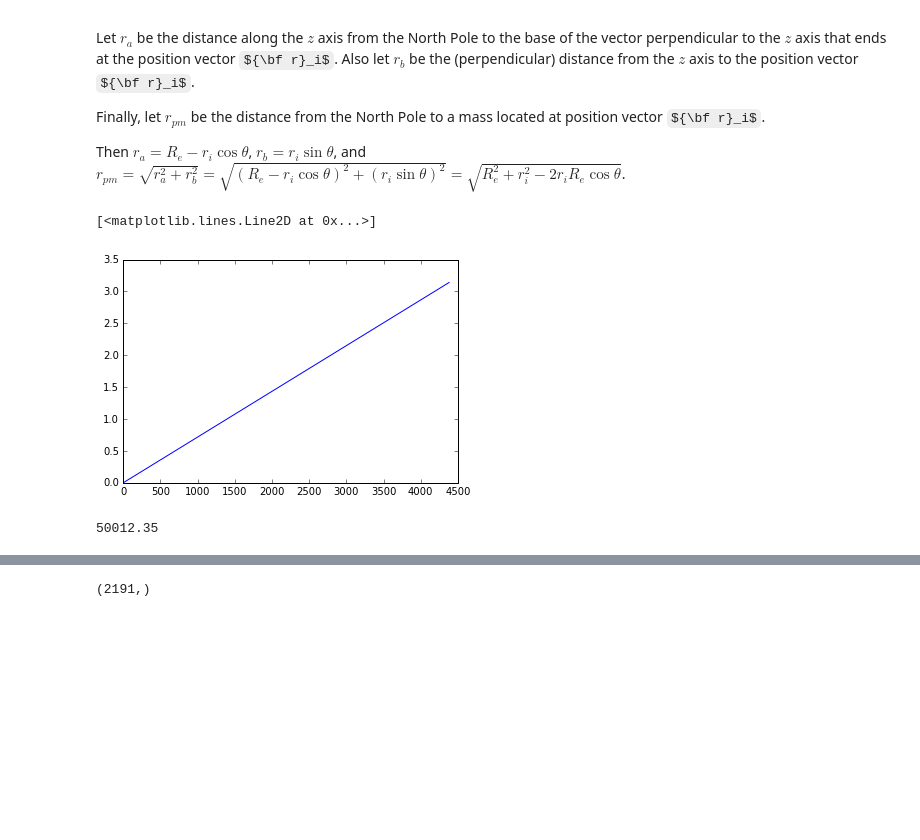
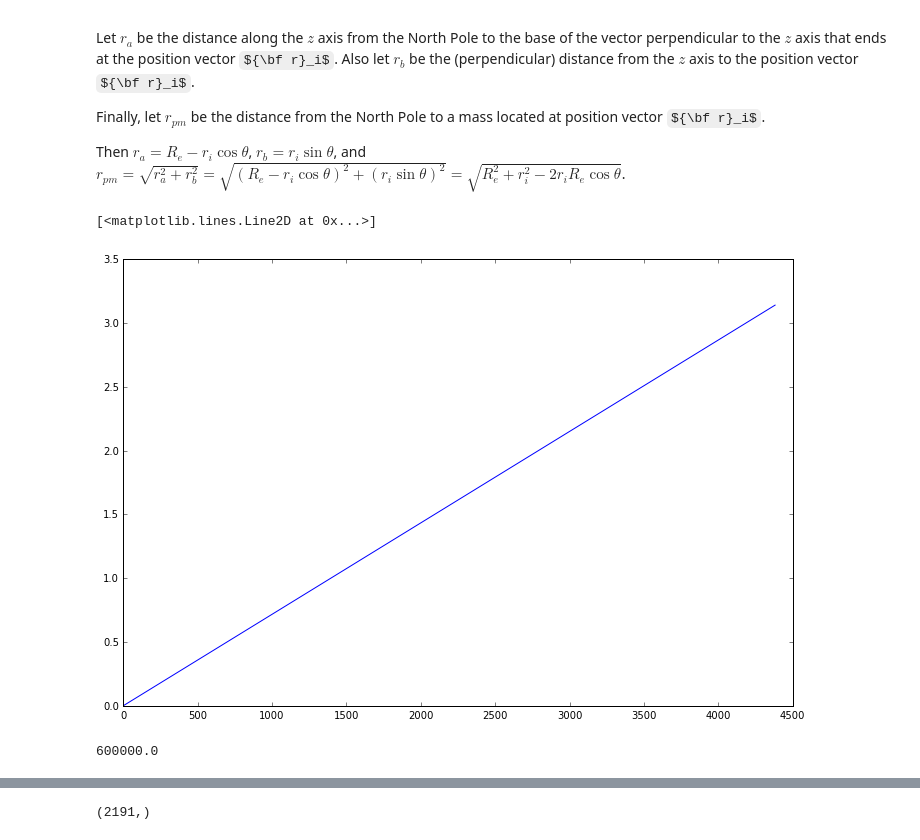
Before and after one commit to korin-worm-code/GravityTomo, a Jupyter notebook: GravTomoCleanedUp.ipynb, the cells around one changed output, grey strips where cells are left out. Saved outputs shown, nothing was run; the diff lists cells and outputs as text; code cells hidden in the pictures; some formulas as TeX source; blank space fills up the shorter version.

```diff
--- a/GravTomoCleanedUp.ipynb
+++ b/GravTomoCleanedUp.ipynb
@@ -5,6 +5,8 @@ sys.path.append('/usr/local/lib/python2.7/site-packages')
 from matplotlib import pyplot as plt
 import pyshtools as sht
 import numpy as np
+from scipy.special import erfi
+plt.rcParams['figure.figsize'] = [12.0,8.0]
 # %% [output]
 Loading SHTOOLS documentation
 # %%
@@ -108,17 +119,18 @@ def make_Rpm(R_e,r_i,co_lats,shp):
 
     return rpm_2D
 # %%
-co_lats = np.linspace(0.,np.pi,num=T.shape[0],endpoint=True)
+co_lats = np.linspace(0.,np.pi,num=T.shape[0],endpoint=True,dtype=np.double)
 plt.plot(co_lats)
 # %% [output]
 [<matplotlib.lines.Line2D at 0x...>]
-[figure, old version]
+[figure, new version]
 # %%
-r_inner = 0.99215 *6371000.
+r_inner = 6371000. - 600000.
+# r_inner = 0.5290 *6371000.
 rpm_2D = -make_Rpm(R_e = 6371000., r_i = r_inner, co_lats = co_lats, shp = T.shape)
 print 6371000. - r_inner
 # %% [output]
-50012.35
+600000.0
 # %%
 plt.imshow(rpm_2D)
 # %% [output]
```
Also changed, not shown: parts of 29 cells of this notebook.
